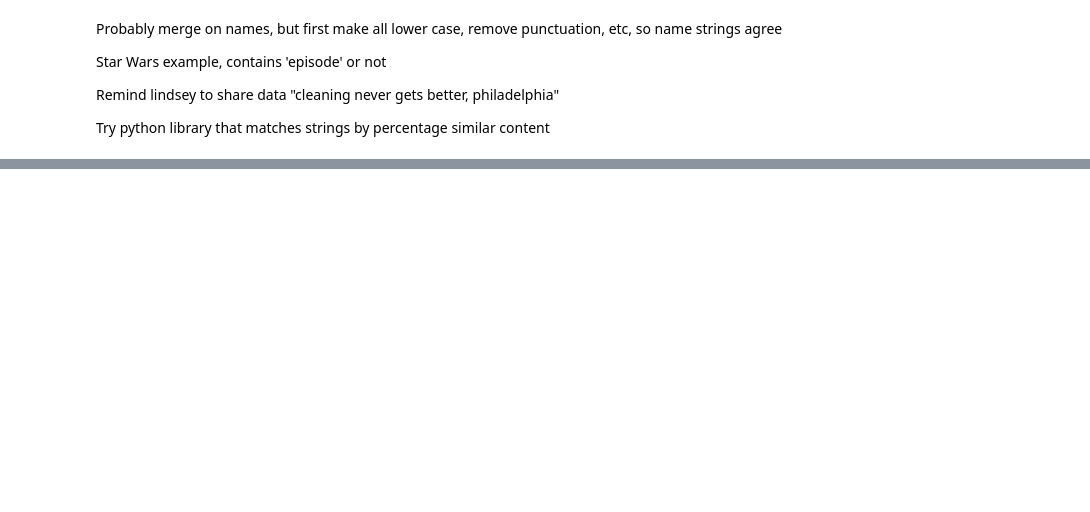
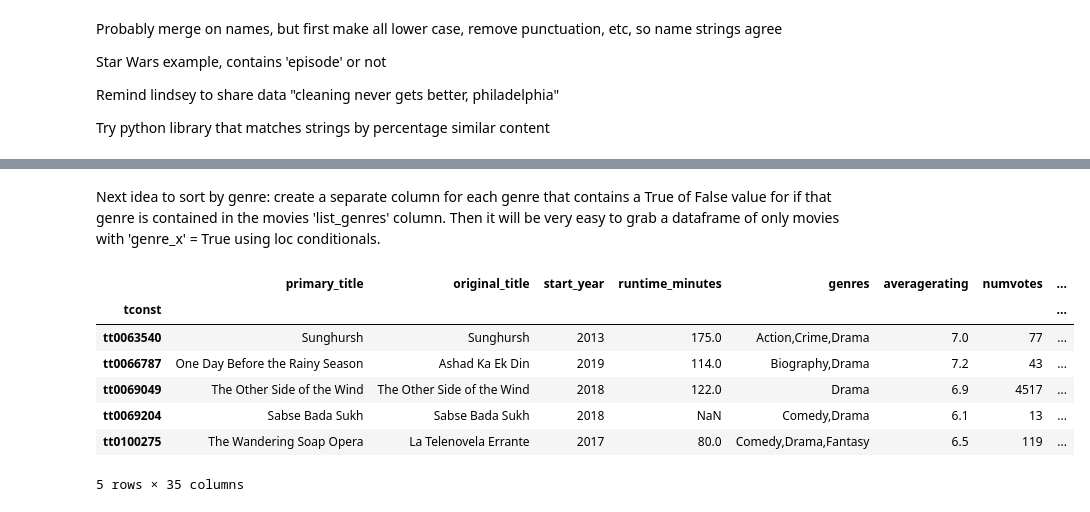
Before and after one commit to jonnyhof/phase1_project, a Jupyter notebook: scratch.ipynb, the cells around one changed output, grey strips where cells are left out. Saved outputs shown, nothing was run; the diff lists cells and outputs as text; code cells hidden in the pictures; blank space fills up the shorter version.

```diff
--- a/scratch.ipynb
+++ b/scratch.ipynb
@@ -36,0 +168,2 @@ Try python library that matches strings by percentage similar content
+# %% [markdown]
+Next idea to sort by genre: create a separate column for each genre that contains a True of False value for if that genre is contained in the movies 'list_genres' column. Then it will be very easy to grab a dataframe of only movies with 'genre_x' = True using loc conditionals.
@@ -36,0 +173,11 @@ Try python library that matches strings by percentage similar content
+# %%
+basics_ratings.head()
+# %% [output]
+|  | primary_title | original_title | start_year | runtime_minutes | genres | averagerating | numvotes | ... |
+| tconst |  |  |  |  |  |  |  | ... |
+| tt0063540 | Sunghursh | Sunghursh | 2013 | 175.0 | Action,Crime,Drama | 7.0 | 77 | ... |
+| tt0066787 | One Day Before the Rainy Season | Ashad Ka Ek Din | 2019 | 114.0 | Biography,Drama | 7.2 | 43 | ... |
+| tt0069049 | The Other Side of the Wind | The Other Side of the Wind | 2018 | 122.0 | Drama | 6.9 | 4517 | ... |
+| tt0069204 | Sabse Bada Sukh | Sabse Bada Sukh | 2018 | NaN | Comedy,Drama | 6.1 | 13 | ... |
+| tt0100275 | The Wandering Soap Opera | La Telenovela Errante | 2017 | 80.0 | Comedy,Drama,Fantasy | 6.5 | 119 | ... |
+5 rows × 35 columns
```
Also changed, not shown: parts of 32 cells of this notebook.
